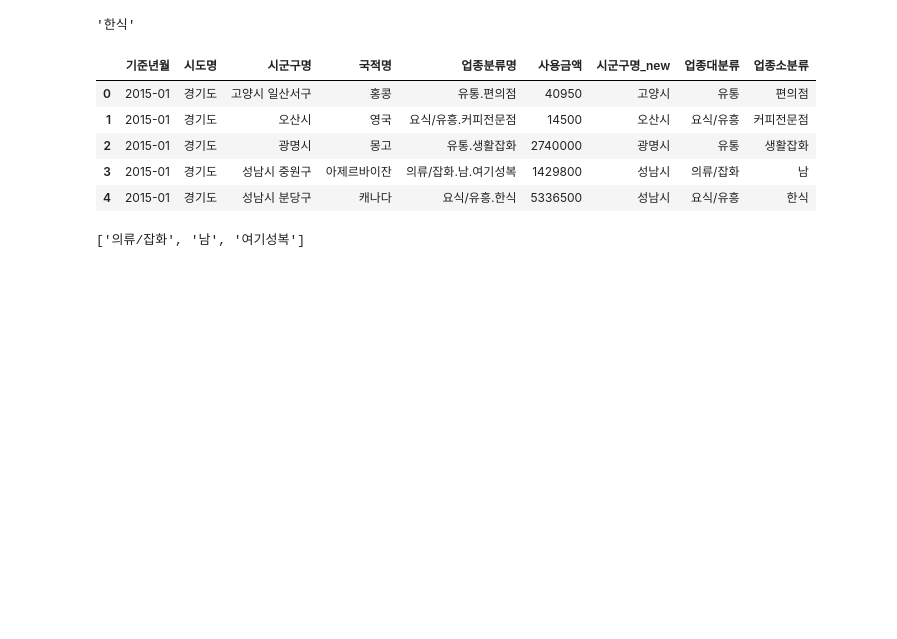
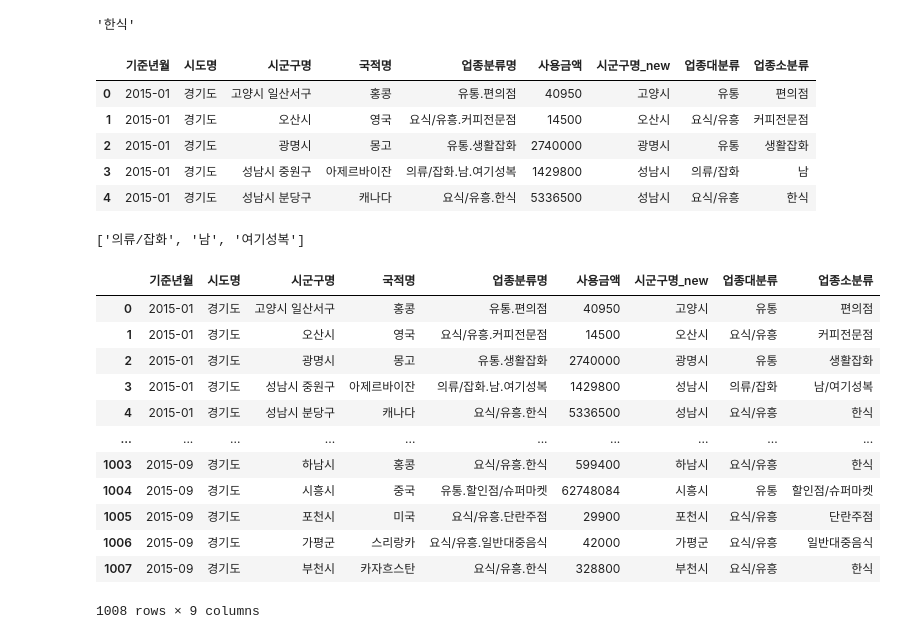
Before and after one commit to wowgang/MachineLearningLecture-2023, a Jupyter notebook: 100.dodo/데이터전처리.ipynb, the cells around one changed output. Saved outputs shown, nothing was run; the diff lists cells and outputs as text; code cells hidden in the pictures; blank space fills up the shorter version.

```diff
--- a/100.dodo/데이터전처리.ipynb
+++ b/100.dodo/데이터전처리.ipynb
@@ -78,0 +78,16 @@ df_new_외국인_업종['업종소분류'] = np.where(df_new_외국인_업종['
+# %%
+df_new_외국인_업종
+# %% [output]
+|  | 기준년월 | 시도명 | 시군구명 | 국적명 | 업종분류명 | 사용금액 | 시군구명_new | 업종대분류 | 업종소분류 |
+| 0 | 2015-01 | 경기도 | 고양시 일산서구 | 홍콩 | 유통.편의점 | 40950 | 고양시 | 유통 | 편의점 |
+| 1 | 2015-01 | 경기도 | 오산시 | 영국 | 요식/유흥.커피전문점 | 14500 | 오산시 | 요식/유흥 | 커피전문점 |
+| 2 | 2015-01 | 경기도 | 광명시 | 몽고 | 유통.생활잡화 | 2740000 | 광명시 | 유통 | 생활잡화 |
+| 3 | 2015-01 | 경기도 | 성남시 중원구 | 아제르바이잔 | 의류/잡화.남.여기성복 | 1429800 | 성남시 | 의류/잡화 | 남/여기성복 |
+| 4 | 2015-01 | 경기도 | 성남시 분당구 | 캐나다 | 요식/유흥.한식 | 5336500 | 성남시 | 요식/유흥 | 한식 |
+| ... | ... | ... | ... | ... | ... | ... | ... | ... | ... |
+| 1003 | 2015-09 | 경기도 | 하남시 | 홍콩 | 요식/유흥.한식 | 599400 | 하남시 | 요식/유흥 | 한식 |
+| 1004 | 2015-09 | 경기도 | 시흥시 | 중국 | 유통.할인점/슈퍼마켓 | 62748084 | 시흥시 | 유통 | 할인점/슈퍼마켓 |
+| 1005 | 2015-09 | 경기도 | 포천시 | 미국 | 요식/유흥.단란주점 | 29900 | 포천시 | 요식/유흥 | 단란주점 |
+| 1006 | 2015-09 | 경기도 | 가평군 | 스리랑카 | 요식/유흥.일반대중음식 | 42000 | 가평군 | 요식/유흥 | 일반대중음식 |
+| 1007 | 2015-09 | 경기도 | 부천시 | 카자흐스탄 | 요식/유흥.한식 | 328800 | 부천시 | 요식/유흥 | 한식 |
+1008 rows × 9 columns
```
Also changed, not shown: parts of 10 cells of this notebook.
